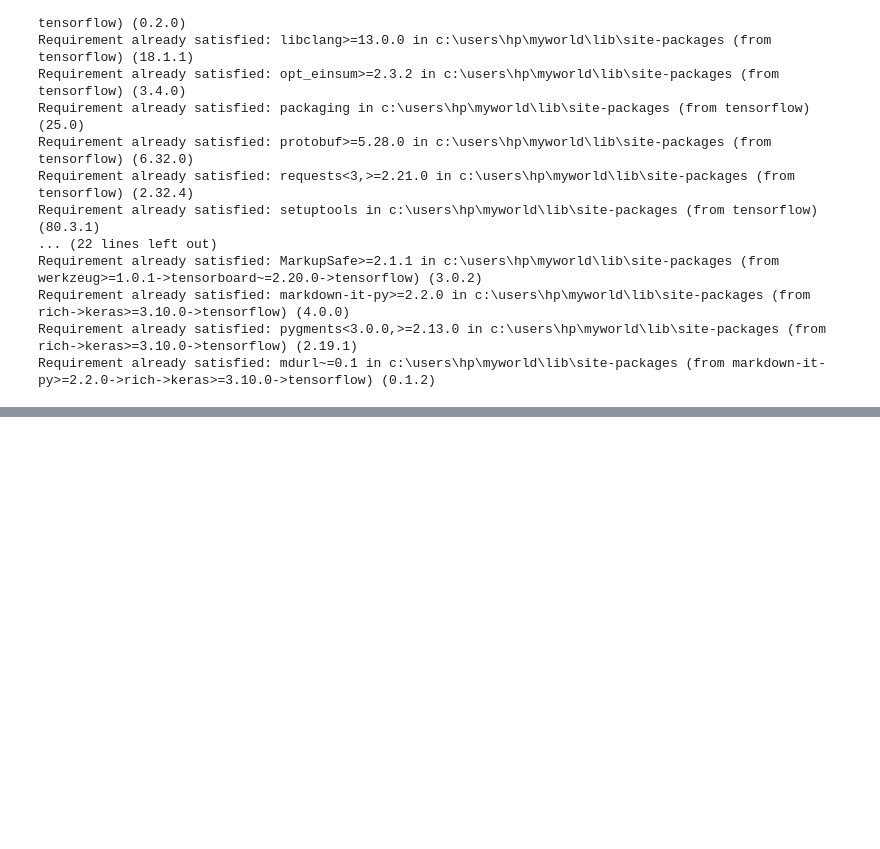
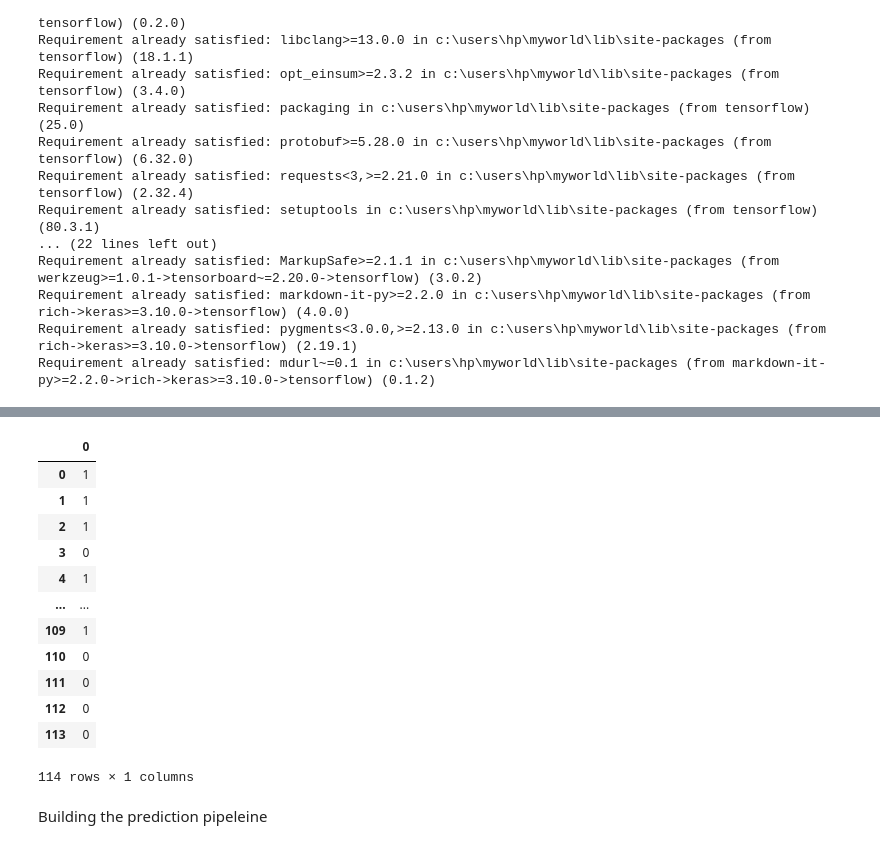
Before and after one commit to yshanukajay/DeepLearning_Projects, a Jupyter notebook: Breast Cancer Classification/Model/breast_cancer_classification_NN.ipynb, the cells around one changed output, grey strips where cells are left out. Drawn from its saved outputs; the diff is of its cells as text; code cells hidden in the pictures; blank space fills up the shorter version.

```diff
--- a/Breast Cancer Classification/Model/breast_cancer_classification_NN.ipynb
+++ b/Breast Cancer Classification/Model/breast_cancer_classification_NN.ipynb
@@ -158,7 +158,7 @@ from sklearn.preprocessing import StandardScaler
 scaler = StandardScaler()
 
 X_train_scaled = scaler.fit_transform(X_train)
-X_test_scaler = scaler.transform(X_test)
+X_test_scaled = scaler.transform(X_test)
 # %%
 X_train_scaled[:2]
 # %% [output]
@@ -234,0 +278,2 @@ Epoch 10/10
+# %%
+Y_pred = model.predict(X_test_scaled)
@@ -234,0 +306,20 @@ Epoch 10/10
+# %%
+Y_pred_labels = pd.DataFrame([np.argmax(i) for i in Y_pred])
+# %%
+Y_pred_labels
+# %% [output]
+|  | 0 |
+| 0 | 1 |
+| 1 | 1 |
+| 2 | 1 |
+| 3 | 0 |
+| 4 | 1 |
+| ... | ... |
+| 109 | 1 |
+| 110 | 0 |
+| 111 | 0 |
+| 112 | 0 |
+| 113 | 0 |
+114 rows × 1 columns
+# %% [markdown]
+Building the prediction pipeleine
```
Also changed, not shown: parts of 10 cells of this notebook, 1 other file.
